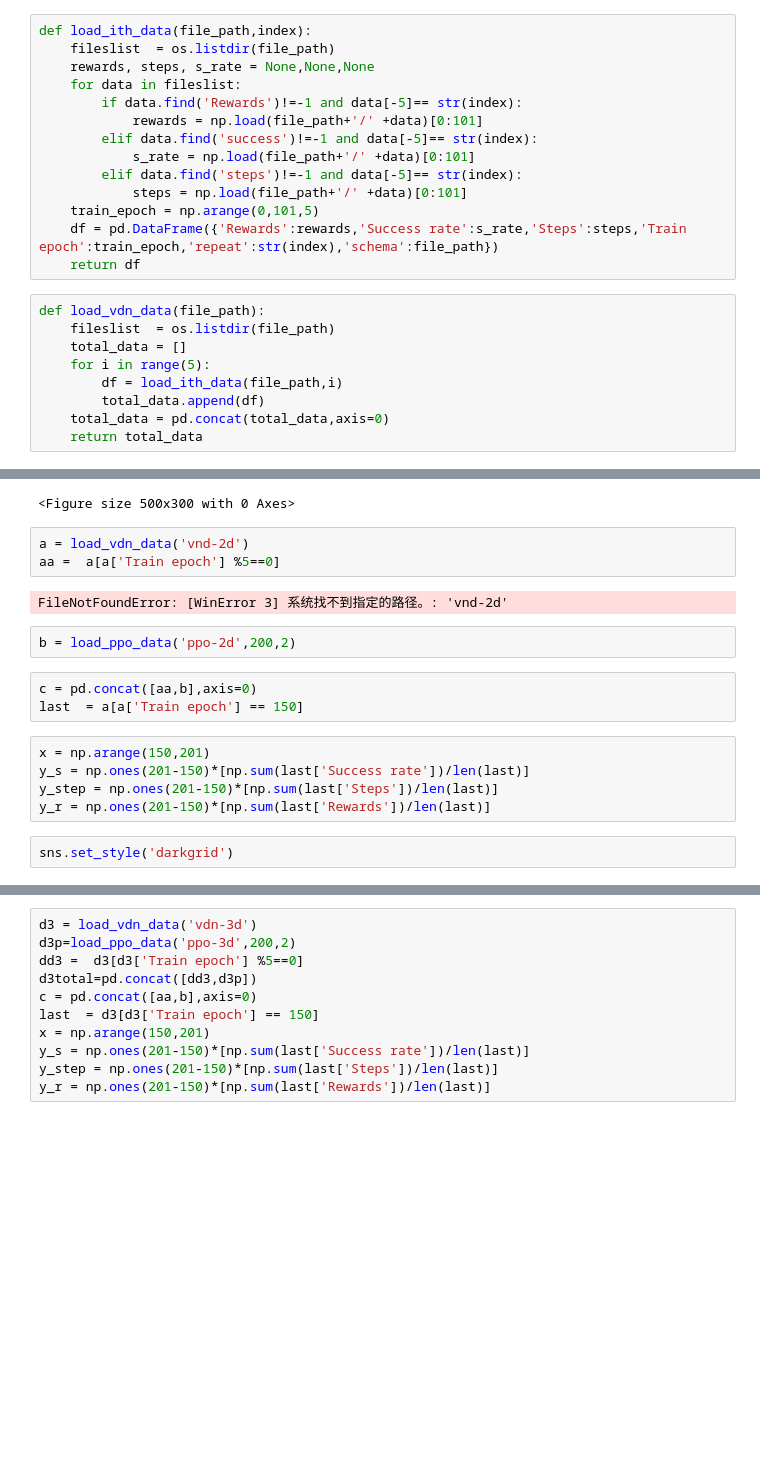
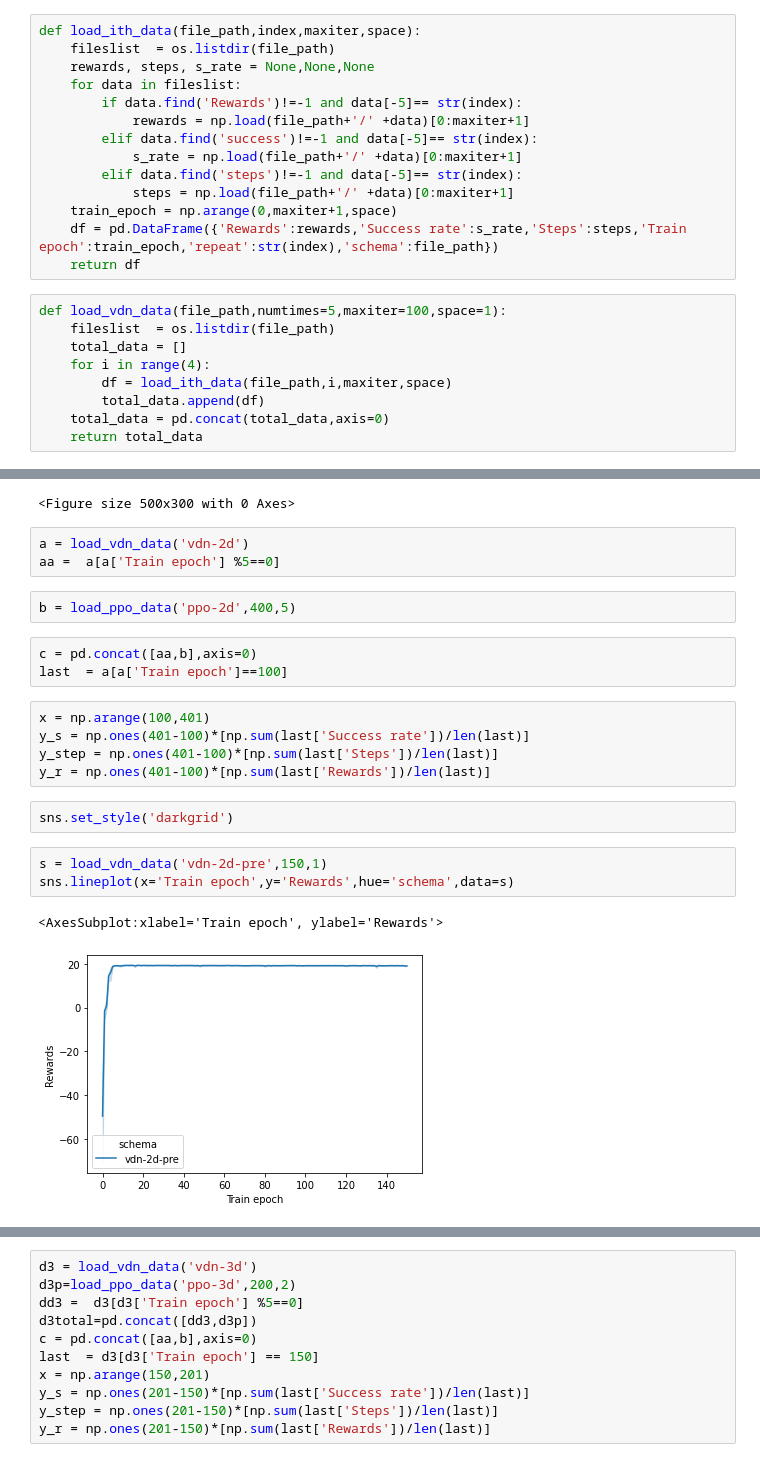
Before and after one commit to Polaris-Yang/MARL-DMFB, a Jupyter notebook: drawRes-dmfb/DrawRes.ipynb, the cells around one changed output, grey strips where cells are left out. Cells and saved outputs as stored; diff of their text form; blank space fills up the shorter version.

```diff
--- a/drawRes-dmfb/DrawRes.ipynb
+++ b/drawRes-dmfb/DrawRes.ipynb
@@ -5,25 +5,25 @@ import os
 import pandas as pd
 import seaborn as sns
 # %%
-def load_ith_data(file_path,index):
+def load_ith_data(file_path,index,maxiter,space):
     fileslist  = os.listdir(file_path)
     rewards, steps, s_rate = None,None,None
     for data in fileslist:
         if data.find('Rewards')!=-1 and data[-5]== str(index):
-            rewards = np.load(file_path+'/' +data)[0:101]
+            rewards = np.load(file_path+'/' +data)[0:maxiter+1]
         elif data.find('success')!=-1 and data[-5]== str(index):
-            s_rate = np.load(file_path+'/' +data)[0:101]
+            s_rate = np.load(file_path+'/' +data)[0:maxiter+1]
         elif data.find('steps')!=-1 and data[-5]== str(index):
-            steps = np.load(file_path+'/' +data)[0:101]
-    train_epoch = np.arange(0,101,5)
+            steps = np.load(file_path+'/' +data)[0:maxiter+1]
+    train_epoch = np.arange(0,maxiter+1,space)
     df = pd.DataFrame({'Rewards':rewards,'Success rate':s_rate,'Steps':steps,'Train epoch':train_epoch,'repeat':str(index),'schema':file_path})
     return df
 # %%
-def load_vdn_data(file_path):
+def load_vdn_data(file_path,numtimes=5,maxiter=100,space=1):
     fileslist  = os.listdir(file_path)
     total_data = []
-    for i in range(5):
-        df = load_ith_data(file_path,i)
+    for i in range(4):
+        df = load_ith_data(file_path,i,maxiter,space)
         total_data.append(df)
     total_data = pd.concat(total_data,axis=0)
     return total_data
@@ -76,22 +76,26 @@ sns.lineplot(x='Train epoch',y='Steps',hue='schema',style='schema',data=c)
 NameError: name 'c' is not defined
 <Figure size 500x300 with 0 Axes>
 # %%
-a = load_vdn_data('vnd-2d')
+a = load_vdn_data('vdn-2d')
 aa =  a[a['Train epoch'] %5==0]
-# %% [output]
-FileNotFoundError: [WinError 3] 系统找不到指定的路径。: 'vnd-2d'
 # %%
-b = load_ppo_data('ppo-2d',200,2)
+b = load_ppo_data('ppo-2d',400,5)
 # %%
 c = pd.concat([aa,b],axis=0)
-last  = a[a['Train epoch'] == 150]
+last  = a[a['Train epoch']==100]
 # %%
-x = np.arange(150,201)
-y_s = np.ones(201-150)*[np.sum(last['Success rate'])/len(last)]
-y_step = np.ones(201-150)*[np.sum(last['Steps'])/len(last)]
-y_r = np.ones(201-150)*[np.sum(last['Rewards'])/len(last)]
+x = np.arange(100,401)
+y_s = np.ones(401-100)*[np.sum(last['Success rate'])/len(last)]
+y_step = np.ones(401-100)*[np.sum(last['Steps'])/len(last)]
+y_r = np.ones(401-100)*[np.sum(last['Rewards'])/len(last)]
 # %%
 sns.set_style('darkgrid')
+# %%
+s = load_vdn_data('vdn-2d-pre',150,1)
+sns.lineplot(x='Train epoch',y='Rewards',hue='schema',data=s)
+# %% [output]
+<AxesSubplot:xlabel='Train epoch', ylabel='Rewards'>
+[figure, added]
 # %%
 fig1, ax1 = plt.subplots(figsize=(5,3), dpi=150)
 ax1 =sns.lineplot(x='Train epoch',y='Success rate',hue='schema',data=c)
```
Also changed, not shown: parts of 3 cells of this notebook, 1 other file.
